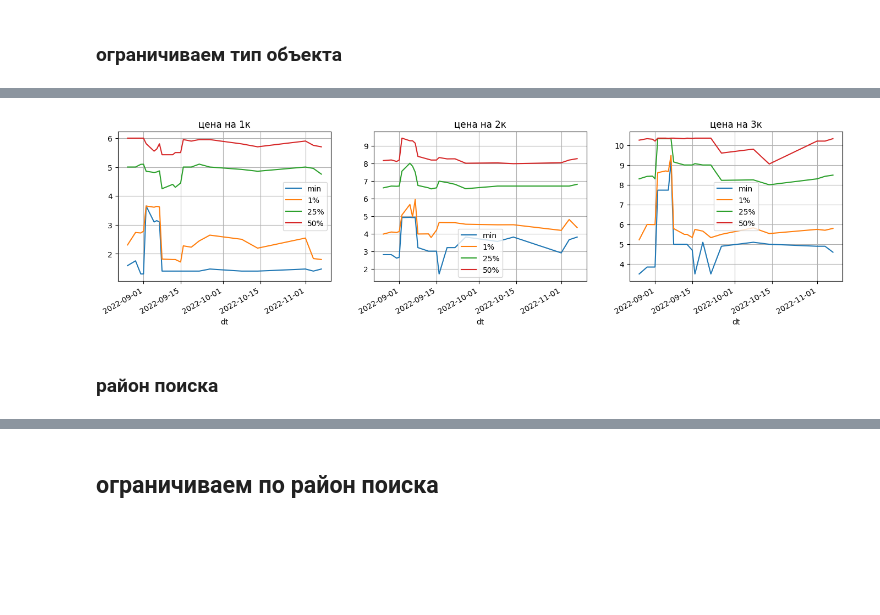
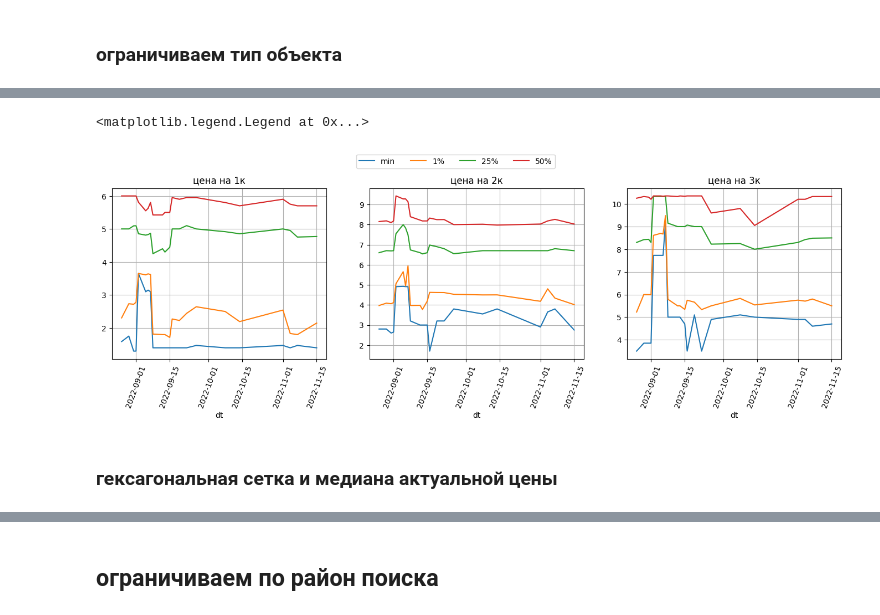
Before and after one commit to smechanoid/avito-parser, a Jupyter notebook: 07a-analysis-flat.ipynb, the cells around one changed output, grey strips where cells are left out. Cells and saved outputs as stored; diff of their text form; code cells hidden in the pictures; blank space fills up the shorter version.

```diff
--- a/07a-analysis-flat.ipynb
+++ b/07a-analysis-flat.ipynb
@@ -32,9 +39,10 @@ pd.set_option('display.float_format', '{:.2f}'.format)
 # %%
 data_file = 'data/data_flat.pkl'
 # %%
-cols = ['title','adr','latitude','longitude','priceM','ts']
+cols = ['title','adr','latitude','longitude','priceM','dt']
 df = pd.read_pickle(data_file)
-df['dt'] = pd.to_datetime( df['ts'].dt.date )
+# df['dt'] = pd.to_datetime( df['ts'].dt.date )
+df['dt'] = df['ts'].dt.date
 print(len(df))
 df.sample(3)[cols]
 # %% [output]
@@ -78,4 +86,6 @@ print(len(df))
 # выкидываем "ущербные" варианты
 df = df.query('~(is_studio|is_apartment|is_part|is_auction|is_openspace|is_SNT|is_roof)&(nrooms>0)&(nrooms<4)')
 print(len(df))
+df = df.query('priceM>1.') # выкидываем предожения с аномально низкой ценой
+print(len(df))
 # %% [output]
@@ -160,0 +161,3 @@ stat
+# %%
+stat = gdf.groupby(['nrooms','dt'])['priceM'].describe(percentiles=[.01,.1,.25,.5,.75,.9])
+# stat
@@ -161,16 +179,17 @@ stat
 # %%
 import matplotlib.pyplot as plt
 
 sizes = [1,2,3,]
-
-#fig, ax = plt.subplots(1,len(sizes),figsize=(17,4), sharey=True )
+cols = ['min','1%','25%','50%']
 fig, ax = plt.subplots(1,len(sizes),figsize=(17,4), sharey=False )
 for i,k in enumerate(sizes):
-    stat.loc[k,['min','1%','25%','50%']].plot(title=f'цена на {k}к', grid=True,ax=ax[i] )
+    stat.loc[k,cols].plot(title=f'цена на {k}к', grid=True,ax=ax[i],legend=False, rot=70 )
+fig.legend( labels=cols,frameon=True, ncol=len(cols), bbox_to_anchor=(0.6, 1.05))
 # %% [output]
+<matplotlib.legend.Legend at 0x...>
-[figure, old version]
+[figure, new version]
-# %% [markdown]
-### район поиска
+# %% [markdown]
+### гексагональная сетка и медиана актуальной цены
 # %%
 from shapely.geometry import MultiPoint
 
```
Also changed, not shown: parts of 45 cells of this notebook, 10 other files.
